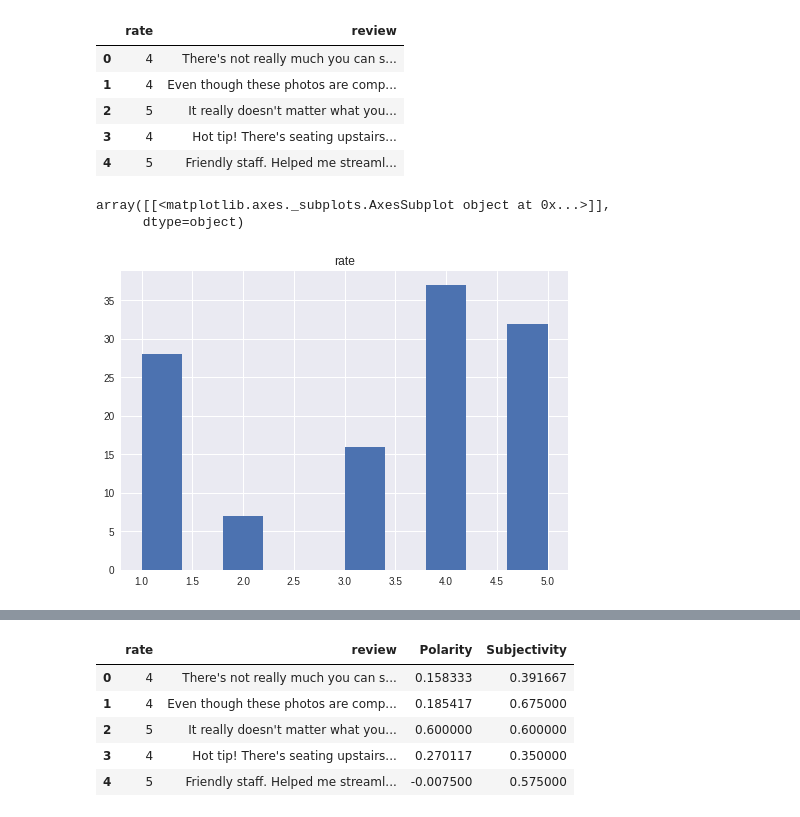
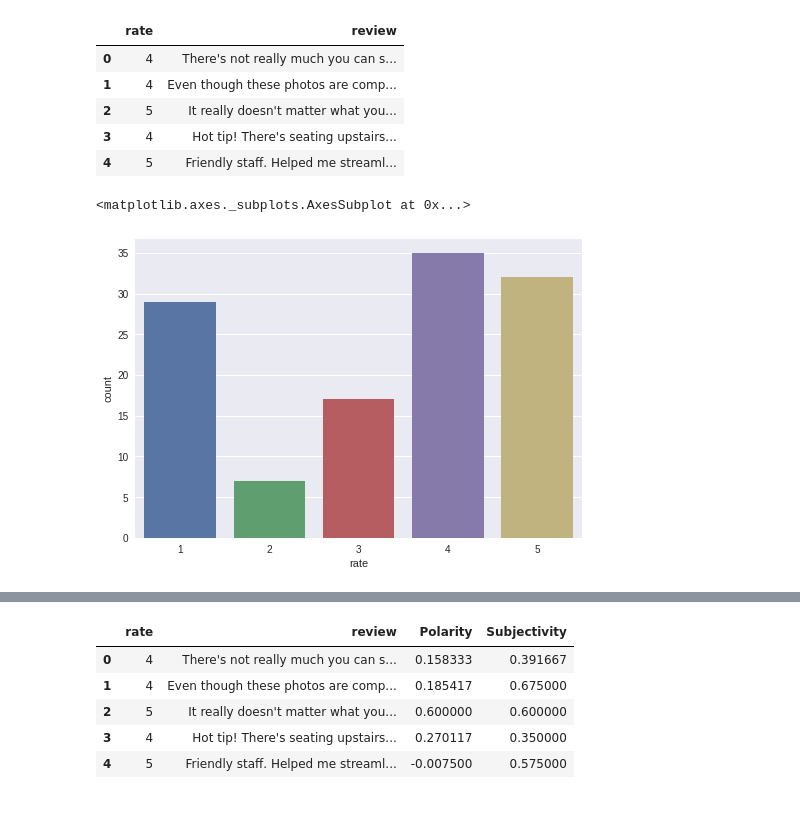
Before and after one commit to cyuancheng/NLP_Yelp_review, a Jupyter notebook: NLP_2_yelp.ipynb, the cells around one changed output, grey strips where cells are left out. Cells and saved outputs as stored; diff of their text form; code cells hidden in the pictures.

```diff
--- a/NLP_2_yelp.ipynb
+++ b/NLP_2_yelp.ipynb
@@ -275,12 +275,11 @@ df_total.head()
 | 2 | 5 | It really doesn't matter what you... |
 | 3 | 4 | Hot tip! There's seating upstairs... |
 | 4 | 5 | Friendly staff. Helped me streaml... |
-# %%
-df_total.hist()
-# %% [output]
-array([[<matplotlib.axes._subplots.AxesSubplot object at 0x...>]],
-      dtype=object)
-[figure, removed]
+# %%
+sns.countplot(x="rate", data=df_total)
+# %% [output]
+<matplotlib.axes._subplots.AxesSubplot at 0x...>
+[figure, added]
 # %%
 df_total['Polarity'] = [TextBlob(x).sentiment[0] for x in df_total['review'] ]
 df_total['Subjectivity'] = [TextBlob(x).sentiment[1] for x in df_total['review'] ]
```
Also changed, not shown: parts of 36 cells of this notebook.
